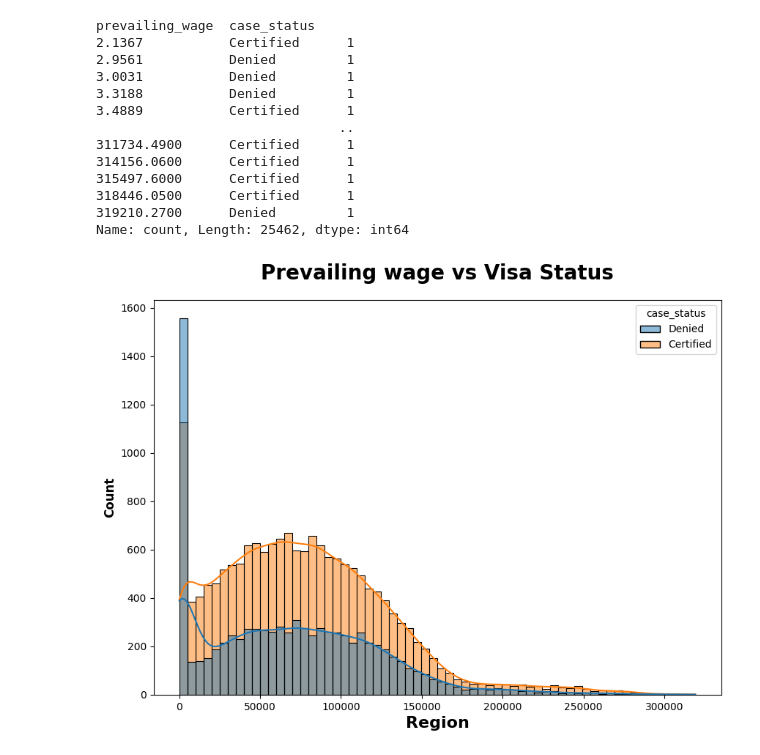
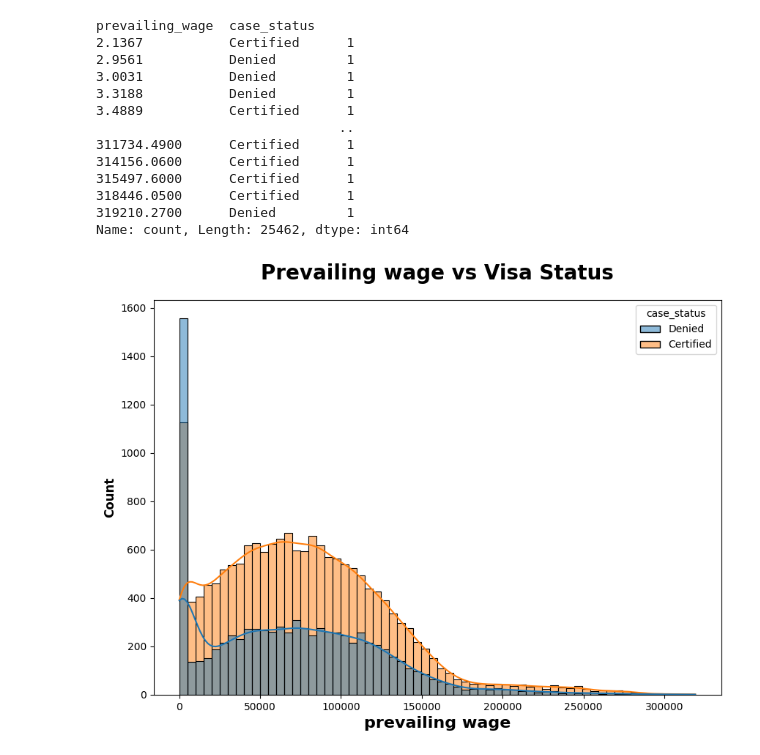
Before and after one commit to mdmohsin212/End-to-End-Ml-project, a Jupyter notebook: notebooks/EDA_US.ipynb, the cells around one changed output. Drawn from its saved outputs; the diff is of its cells as text; code cells hidden in the pictures.

```diff
--- a/notebooks/EDA_US.ipynb
+++ b/notebooks/EDA_US.ipynb
@@ -322,9 +322,9 @@ Name: count, Length: 25462, dtype: int64
 # %%
 plt.subplots(figsize=(10,7))
 sns.histplot(x="prevailing_wage",hue="case_status", data=df, kde=True)
 plt.title("Prevailing wage vs Visa Status", weight="bold",fontsize=20, pad=20)
-plt.xlabel("Region", weight="bold", fontsize=16)
+plt.xlabel("prevailing wage", weight="bold", fontsize=16)
 plt.ylabel("Count", weight="bold", fontsize=12)
 plt.show()
 # %% [output]
-[figure, old version]
+[figure, new version]
```
Also changed, not shown: 6 other files.
